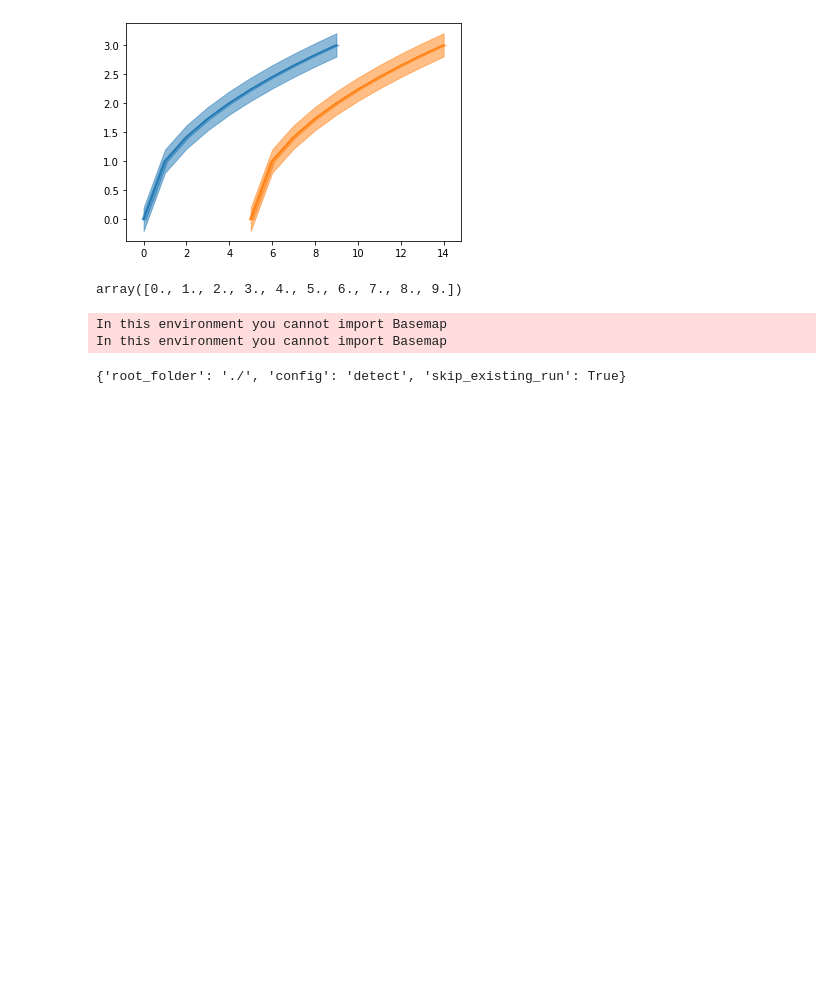
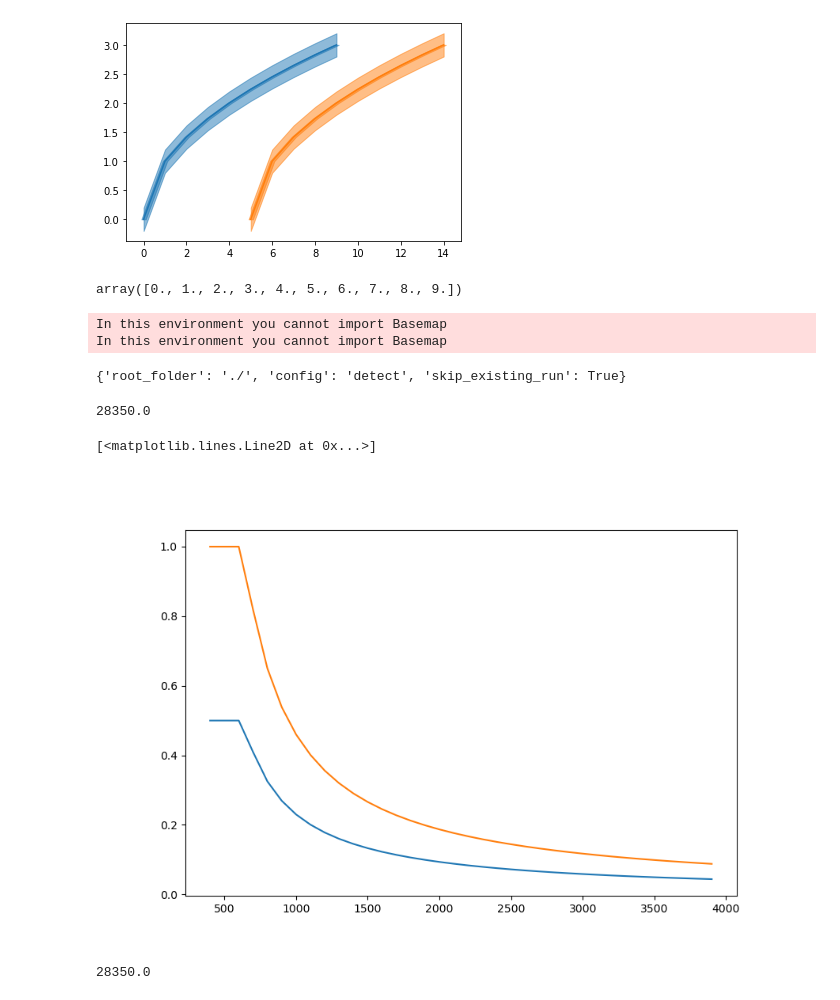
Before and after one commit to georgemilosh/Climate-Learning, a Jupyter notebook: PLASIM/testing.ipynb, the cells around one changed output. Cells and saved outputs as stored; diff of their text form; code cells hidden in the pictures; blank space fills up the shorter version.

```diff
--- a/PLASIM/testing.ipynb
+++ b/PLASIM/testing.ipynb
@@ -94,3 +94,24 @@ In this environment you cannot import Basemap
 ln.get_default_params(ln.Trainer)
 # %% [output]
 {'root_folder': './', 'config': 'detect', 'skip_existing_run': True}
+# %%
+import numpy as np
+import matplotlib.pyplot as plt
+%matplotlib widget
+
+q_min0, q_max0, l0, a = 0.5, 1, 90*0.05*6300, 30000
+print(l0)
+
+l = np.arange(400, 4000, 100)
+
+plt.figure(figsize=(9,6))
+plt.plot(l, np.clip(q_min0/(l*90 - l0)*l0, 0, q_min0))
+plt.plot(l, np.clip(q_max0/(l*90 - l0)*l0, 0, q_max0))
+# %% [output]
+28350.0
+[<matplotlib.lines.Line2D at 0x...>]
+[figure, added]
+# %%
+0.05*6300*90
+# %% [output]
+28350.0
```
